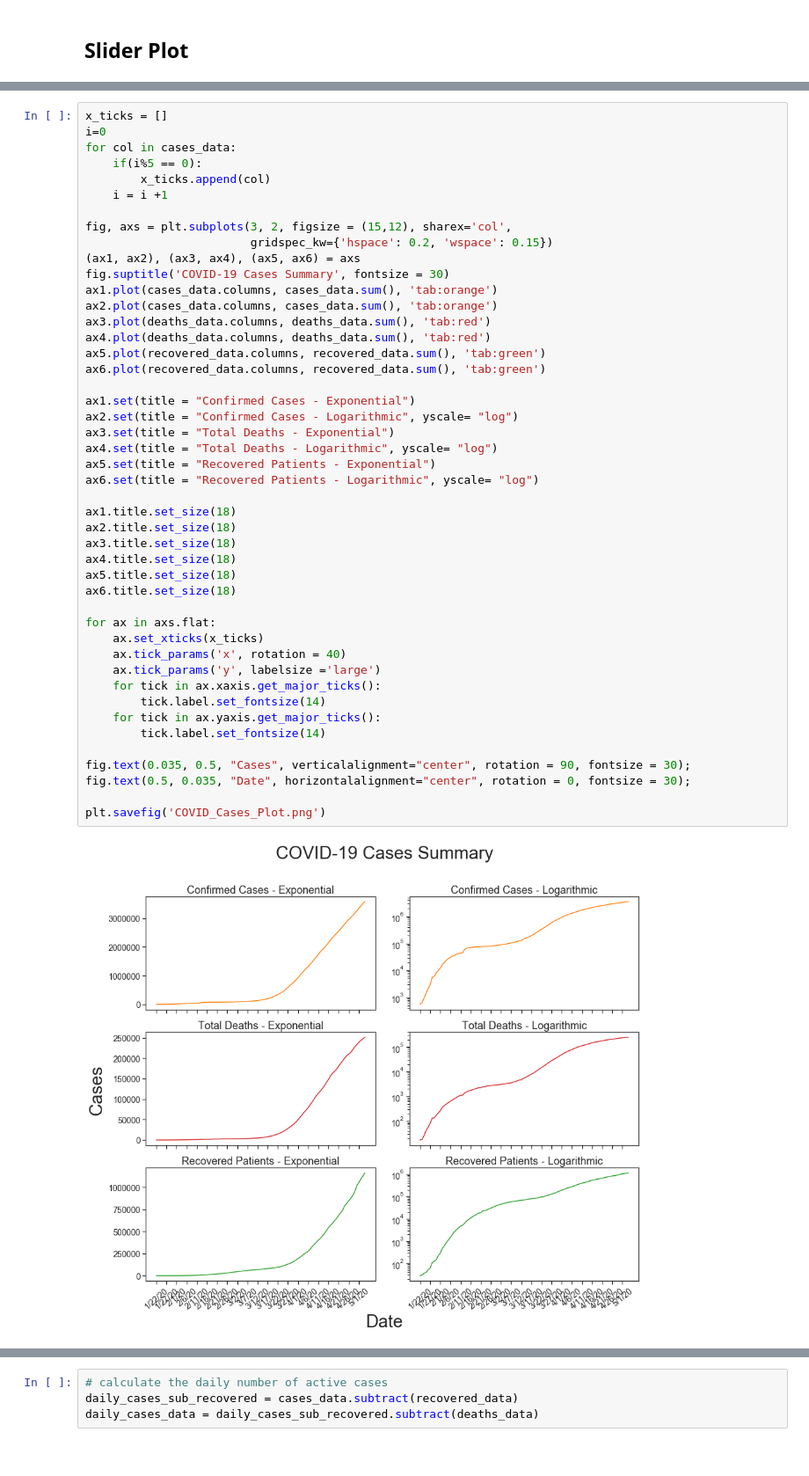
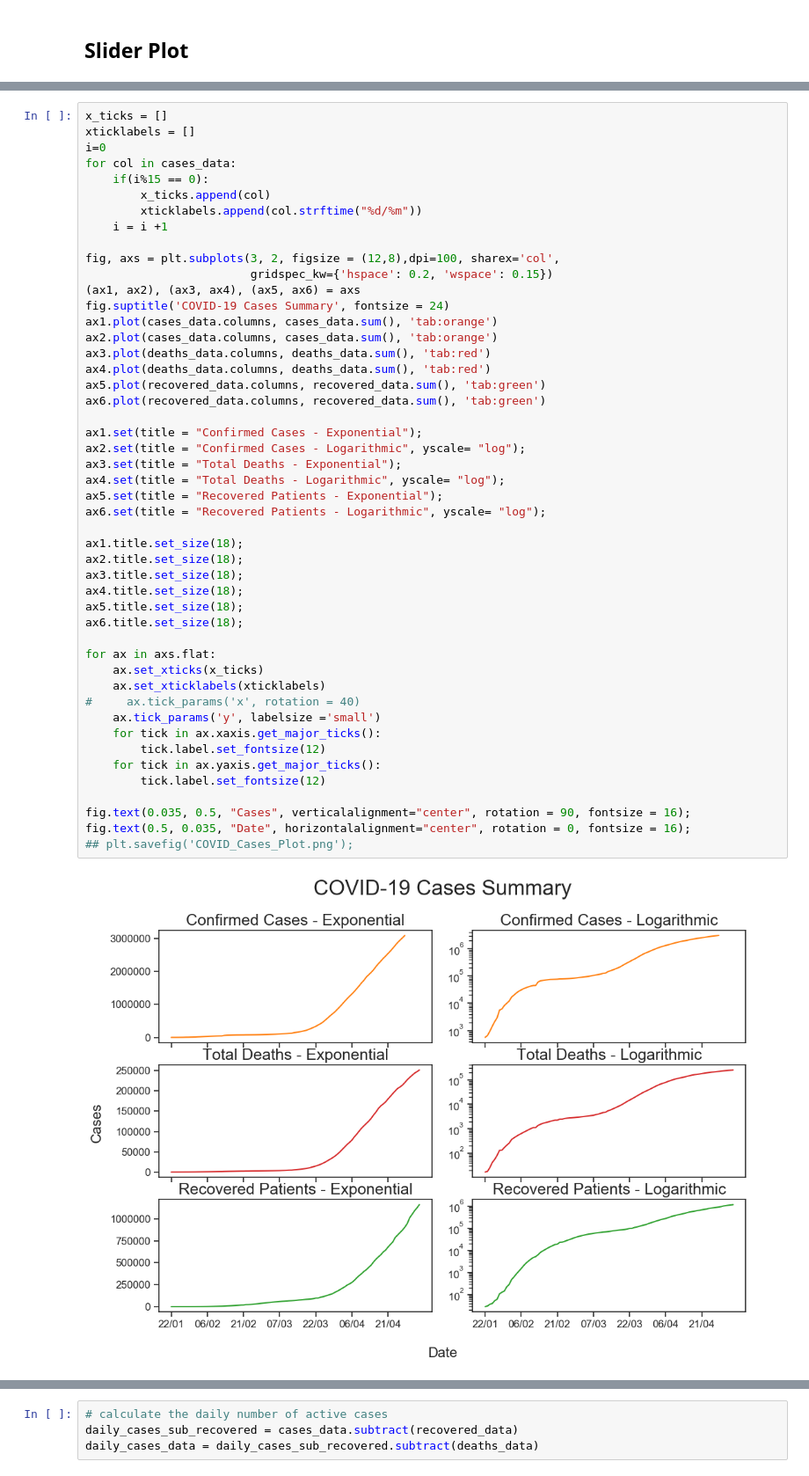
Before and after one commit to Sterris/viz_project, a Jupyter notebook: notebooks/All_Visualisations_02_05.ipynb, the cells around one changed output, grey strips where cells are left out. Shown at 88% size. Cells and saved outputs as stored; diff of their text form.

```diff
--- a/notebooks/All_Visualisations_02_05.ipynb
+++ b/notebooks/All_Visualisations_02_05.ipynb
@@ -158,48 +173,50 @@ mapmovie
 # %%
 x_ticks = []
+xticklabels = []
 i=0
 for col in cases_data:
-    if(i%5 == 0):
+    if(i%15 == 0):
         x_ticks.append(col)
+        xticklabels.append(col.strftime("%d/%m"))
     i = i +1
 
-fig, axs = plt.subplots(3, 2, figsize = (15,12), sharex='col',
+fig, axs = plt.subplots(3, 2, figsize = (12,8),dpi=100, sharex='col',
                         gridspec_kw={'hspace': 0.2, 'wspace': 0.15})
 (ax1, ax2), (ax3, ax4), (ax5, ax6) = axs
-fig.suptitle('COVID-19 Cases Summary', fontsize = 30)
+fig.suptitle('COVID-19 Cases Summary', fontsize = 24)
 ax1.plot(cases_data.columns, cases_data.sum(), 'tab:orange')
 ax2.plot(cases_data.columns, cases_data.sum(), 'tab:orange')
 ax3.plot(deaths_data.columns, deaths_data.sum(), 'tab:red')
 ax4.plot(deaths_data.columns, deaths_data.sum(), 'tab:red')
 ax5.plot(recovered_data.columns, recovered_data.sum(), 'tab:green')
 ax6.plot(recovered_data.columns, recovered_data.sum(), 'tab:green')
 
-ax1.set(title = "Confirmed Cases - Exponential")
-ax2.set(title = "Confirmed Cases - Logarithmic", yscale= "log")
-ax3.set(title = "Total Deaths - Exponential")
-ax4.set(title = "Total Deaths - Logarithmic", yscale= "log")
-ax5.set(title = "Recovered Patients - Exponential")
-ax6.set(title = "Recovered Patients - Logarithmic", yscale= "log")
+ax1.set(title = "Confirmed Cases - Exponential");
+ax2.set(title = "Confirmed Cases - Logarithmic", yscale= "log");
+ax3.set(title = "Total Deaths - Exponential");
+ax4.set(title = "Total Deaths - Logarithmic", yscale= "log");
+ax5.set(title = "Recovered Patients - Exponential");
+ax6.set(title = "Recovered Patients - Logarithmic", yscale= "log");
 
-ax1.title.set_size(18)
-ax2.title.set_size(18)
-ax3.title.set_size(18)
-ax4.title.set_size(18)
-ax5.title.set_size(18)
-ax6.title.set_size(18)
+ax1.title.set_size(18);
+ax2.title.set_size(18);
+ax3.title.set_size(18);
+ax4.title.set_size(18);
+ax5.title.set_size(18);
+ax6.title.set_size(18);
 
 for ax in axs.flat:
     ax.set_xticks(x_ticks)
-    ax.tick_params('x', rotation = 40)
-    ax.tick_params('y', labelsize ='large')
+    ax.set_xticklabels(xticklabels)
+#     ax.tick_params('x', rotation = 40)
+    ax.tick_params('y', labelsize ='small')
     for tick in ax.xaxis.get_major_ticks():
-        tick.label.set_fontsize(14)
+        tick.label.set_fontsize(12)
     for tick in ax.yaxis.get_major_ticks():
-        tick.label.set_fontsize(14)
+        tick.label.set_fontsize(12)
 
-fig.text(0.035, 0.5, "Cases", verticalalignment="center", rotation = 90, fontsize = 30);
-fig.text(0.5, 0.035, "Date", horizontalalignment="center", rotation = 0, fontsize = 30);
-
-plt.savefig('COVID_Cases_Plot.png')
+fig.text(0.035, 0.5, "Cases", verticalalignment="center", rotation = 90, fontsize = 16);
+fig.text(0.5, 0.035, "Date", horizontalalignment="center", rotation = 0, fontsize = 16);
+## plt.savefig('COVID_Cases_Plot.png');
 # %% [output]
-[figure, old version]
+[figure, new version]
```
Also changed, not shown: parts of 44 cells of this notebook, 2 other files.
